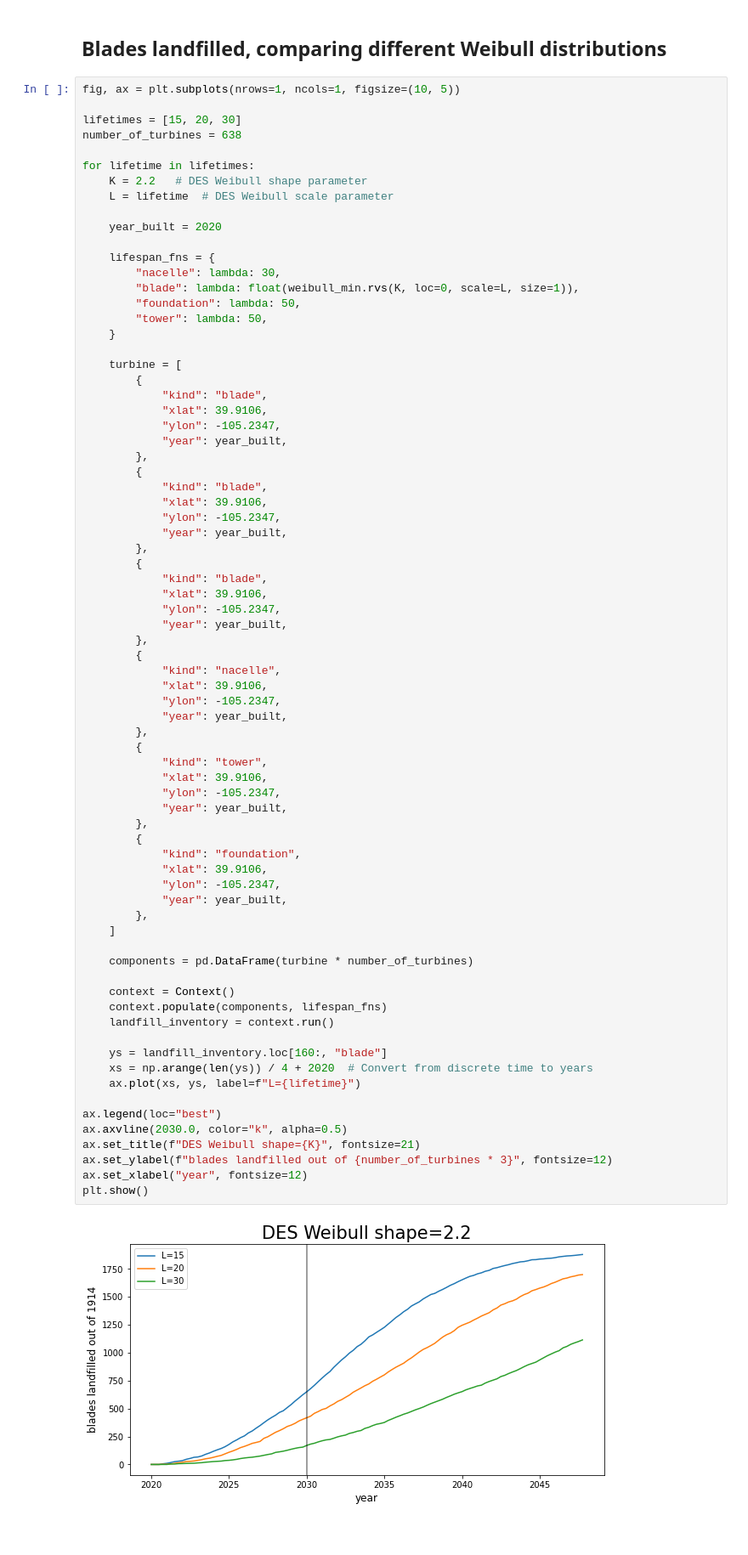
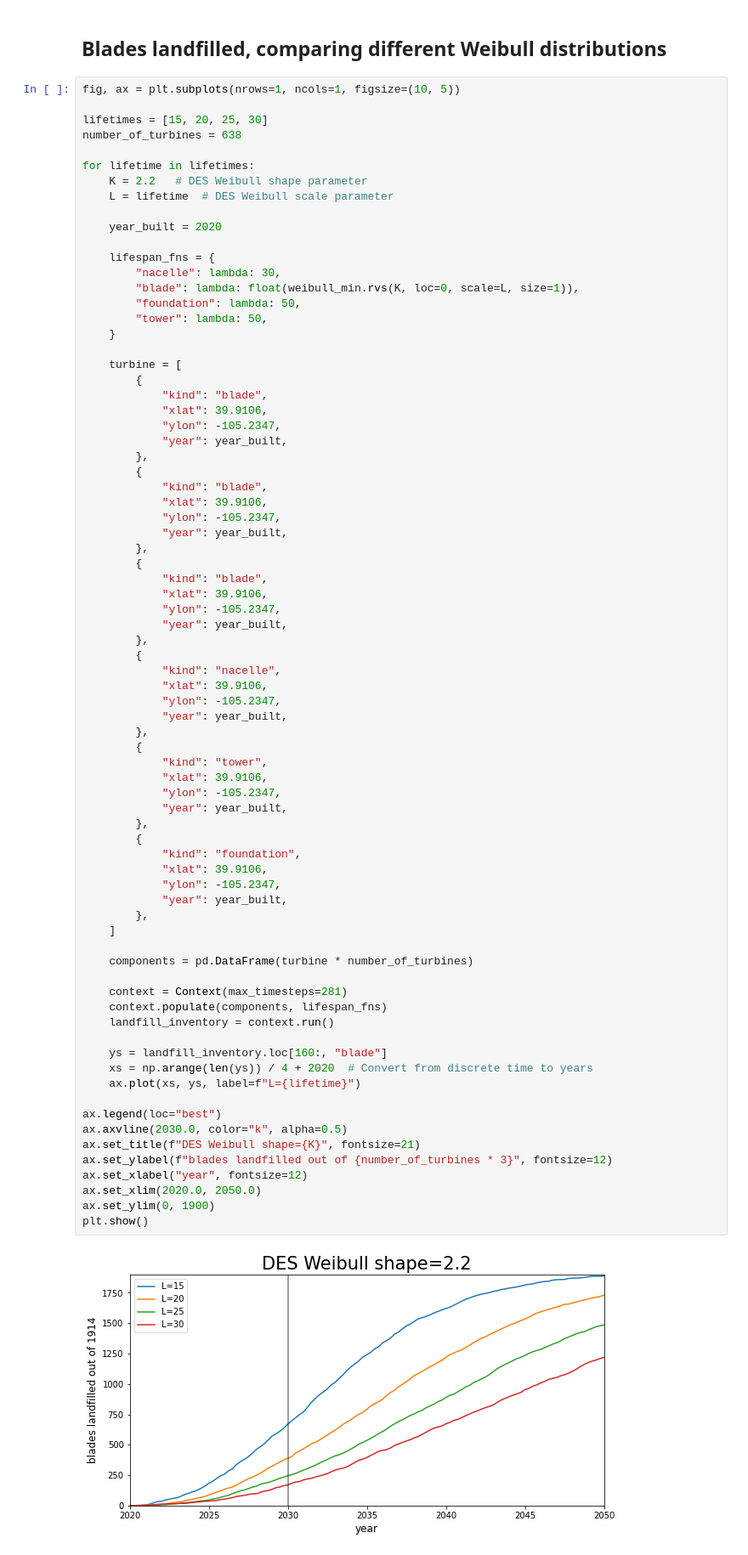
Before and after one commit to NREL/celavi, a Jupyter notebook: notebooks/landfill_only.ipynb, the cells around one changed output. Shown: that part at 85% size. Cells and saved outputs as stored; diff of their text form.

```diff
--- a/notebooks/landfill_only.ipynb
+++ b/notebooks/landfill_only.ipynb
@@ -135,7 +135,7 @@ plt.show()
 # %%
 fig, ax = plt.subplots(nrows=1, ncols=1, figsize=(10, 5))
 
-lifetimes = [15, 20, 30]
+lifetimes = [15, 20, 25, 30]
 number_of_turbines = 638
 
 for lifetime in lifetimes:
@@ -179,32 +179,34 @@ for lifetime in lifetimes:
         {
             "kind": "tower",
             "xlat": 39.9106,
             "ylon": -105.2347,
             "year": year_built,
         },
         {
             "kind": "foundation",
             "xlat": 39.9106,
             "ylon": -105.2347,
             "year": year_built,
         },
     ]
 
     components = pd.DataFrame(turbine * number_of_turbines)
 
-    context = Context()
+    context = Context(max_timesteps=281)
     context.populate(components, lifespan_fns)
     landfill_inventory = context.run()
 
     ys = landfill_inventory.loc[160:, "blade"]
     xs = np.arange(len(ys)) / 4 + 2020  # Convert from discrete time to years
     ax.plot(xs, ys, label=f"L={lifetime}")
 
 ax.legend(loc="best")
 ax.axvline(2030.0, color="k", alpha=0.5)
 ax.set_title(f"DES Weibull shape={K}", fontsize=21)
 ax.set_ylabel(f"blades landfilled out of {number_of_turbines * 3}", fontsize=12)
 ax.set_xlabel("year", fontsize=12)
+ax.set_xlim(2020.0, 2050.0)
+ax.set_ylim(0, 1900)
 plt.show()
 # %% [output]
-[figure, old version]
+[figure, new version]
```
